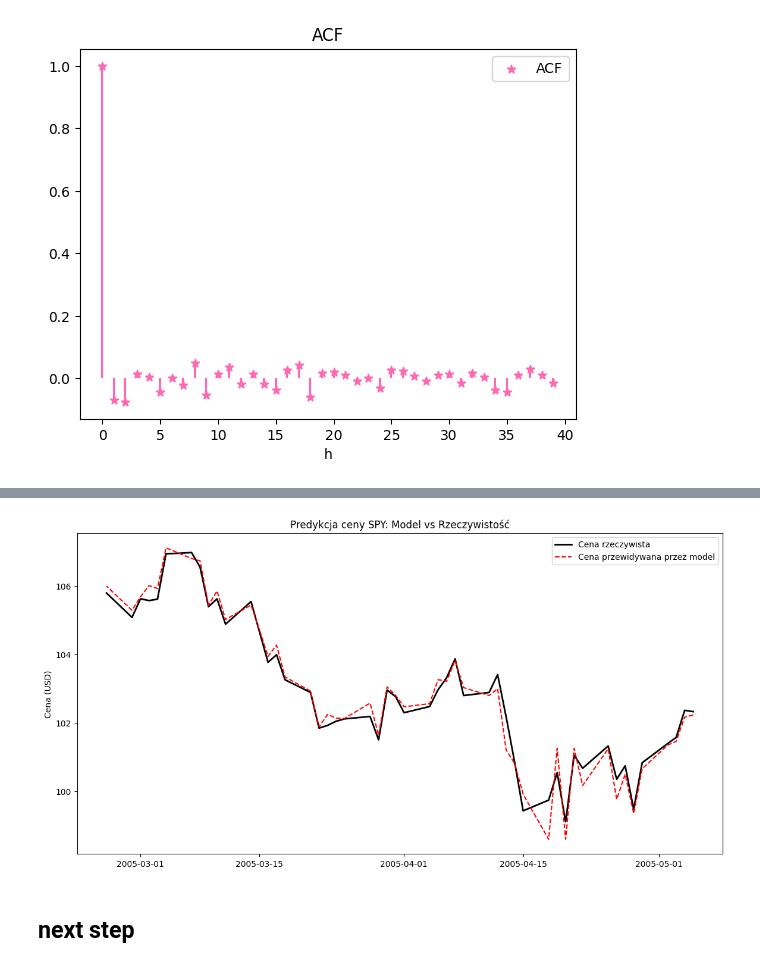
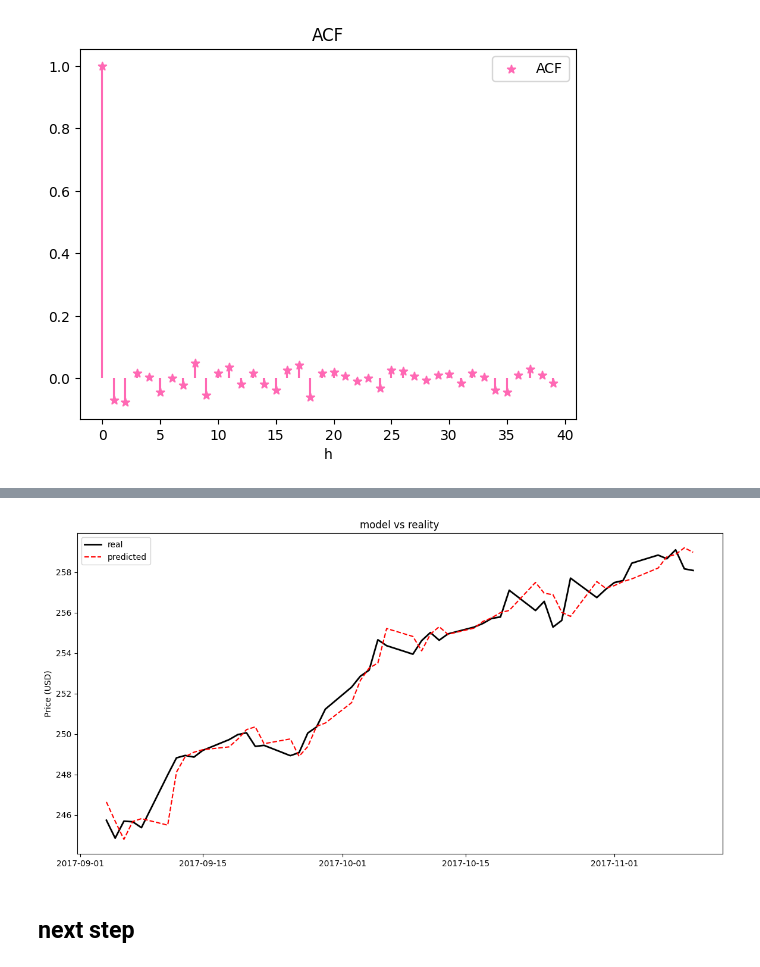
Before and after one commit to MariaNowacka/ml_project, a Jupyter notebook: notebooks/time_series.ipynb, the cells around one changed output, grey strips where cells are left out. Cells and saved outputs as stored; diff of their text form; code cells hidden in the pictures.

```diff
--- a/notebooks/time_series.ipynb
+++ b/notebooks/time_series.ipynb
@@ -43,15 +44,14 @@ from statsmodels.tsa.arima.model import ARIMA
 from arch import arch_model
 import warnings
 
-# Ignorujemy ostrzeżenia o zbieżności modelu (częste przy małych oknach)
 warnings.filterwarnings("ignore")
 
-# 1. Wczytanie danych SPY
-# Twoja struktura: Date,Open,High,Low,Close,Volume
+# 1. reading SPY data
+# Date,Open,High,Low,Close,Volume
 spy_path = '/Users/marysia/Desktop/applied/ml_project/Data_clean/ETF clean/spy_clean.csv'
 df_spy = pd.read_csv(spy_path, index_col='Date', parse_dates=True)
+df_spy.sort_index(ascending=True, inplace=True)
 
-# Obliczamy log-zwroty na podstawie kolumny 'Close'
 df_spy['Returns'] = np.log(df_spy['Close'] / df_spy['Close'].shift(1))
 df_spy.dropna(inplace=True)
 # %%
@@ -389,6 +381,7 @@ warnings.filterwarnings("ignore")
 
 # 1. Przygotowanie danych bazowych
 spy = pd.read_csv(spy_path, index_col='Date', parse_dates=True)
+spy.sort_index(ascending=True, inplace=True)
 spy['Returns'] = np.log(spy['Close'] / spy['Close'].shift(1))
 
 # 2. Wskaźniki Długoterminowe (Obliczane na całym szeregu - szybkie)
@@ -496,17 +492,17 @@ plt.show()
 # %%
-# Obliczamy przewidywaną cenę
-df_features['Pred_Price'] = df_features['Close']* np.exp(df_features['ARIMA_20d_Pred'])#.shift(1)
+# calculate forecast price
+df_features['Pred_Price'] = df_features['Close'].shift(1) * np.exp(df_features['ARIMA_20d_Pred'])
 
 plt.figure(figsize=(14, 7))
-plt.plot(df_features['Close'].tail(50), label='Cena rzeczywista', color='black', lw=2)
-plt.plot(df_features['Pred_Price'].tail(50), label='Cena przewidywana przez model', color='red', linestyle='--')
+plt.plot(df_features.index[-50:], df_features['Close'].tail(50), label='real', color='black', lw=2)
+plt.plot(df_features.index[-50:], df_features['Pred_Price'].tail(50), label='predicted', color='red', linestyle='--')
 
-plt.title('Predykcja ceny SPY: Model vs Rzeczywistość')
-plt.ylabel('Cena (USD)')
+plt.title('model vs reality')
+plt.ylabel('Price (USD)')
 plt.legend()
 plt.show()
 # %% [output]
-[figure, old version]
+[figure, new version]
 # %% [markdown]
 ## next step
 # %%
```
Also changed, not shown: parts of 21 cells of this notebook.
